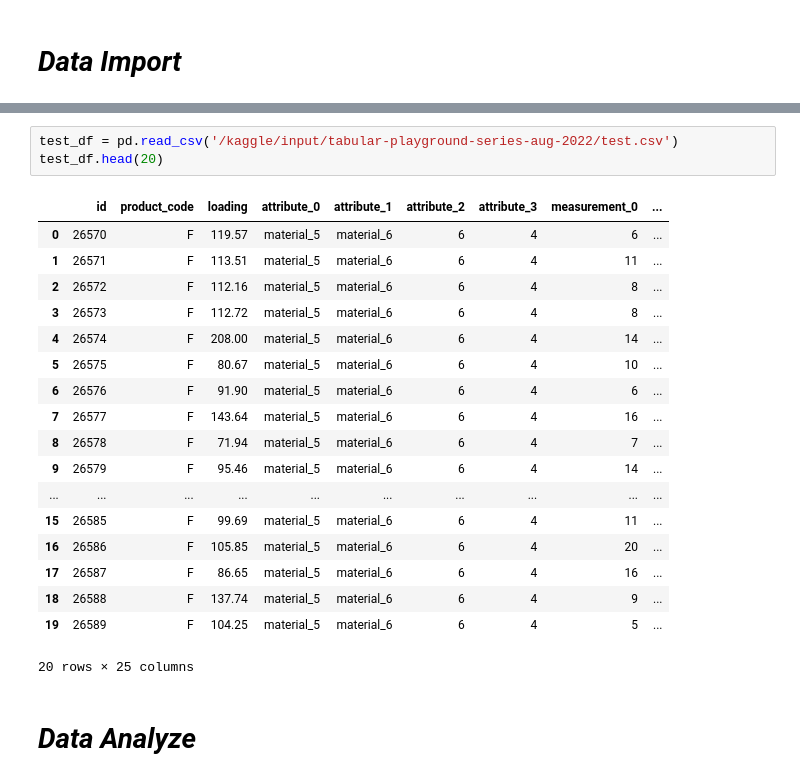
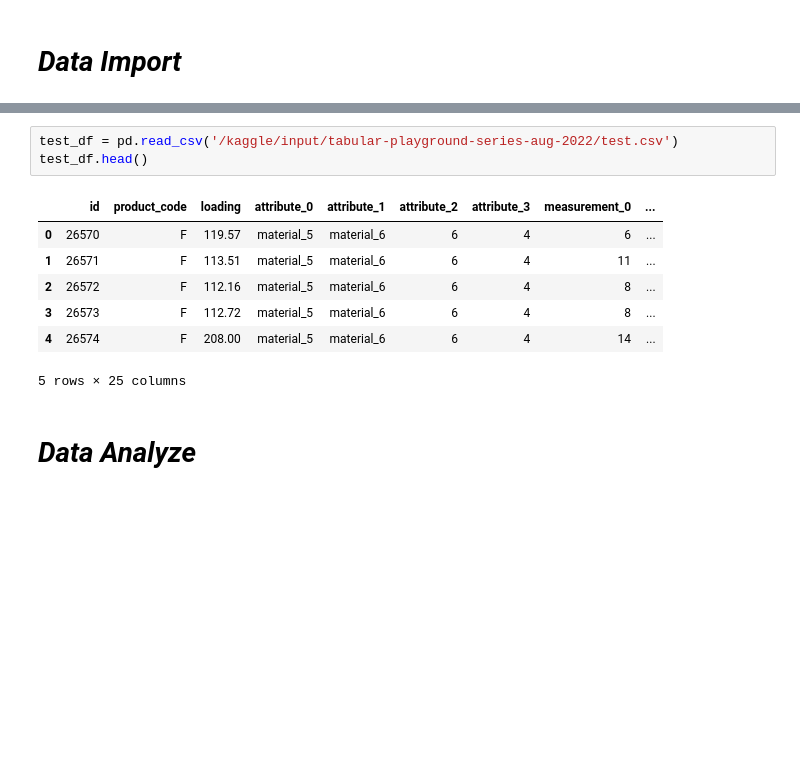
Before and after one commit to Bakhtaki/Kaggle-Competitions, a Jupyter notebook: tp-aug-2022-v1.ipynb, the cells around one changed output, grey strips where cells are left out. Drawn from its saved outputs; the diff is of its cells as text; blank space fills up the shorter version.

```diff
--- a/tp-aug-2022-v1.ipynb
+++ b/tp-aug-2022-v1.ipynb
@@ -113,25 +102,14 @@ train_df.head(20)
 # %%
 test_df = pd.read_csv('/kaggle/input/tabular-playground-series-aug-2022/test.csv')
-test_df.head(20)
+test_df.head()
 # %% [output]
 |  | id | product_code | loading | attribute_0 | attribute_1 | attribute_2 | attribute_3 | measurement_0 | ... |
 | 0 | 26570 | F | 119.57 | material_5 | material_6 | 6 | 4 | 6 | ... |
 | 1 | 26571 | F | 113.51 | material_5 | material_6 | 6 | 4 | 11 | ... |
 | 2 | 26572 | F | 112.16 | material_5 | material_6 | 6 | 4 | 8 | ... |
 | 3 | 26573 | F | 112.72 | material_5 | material_6 | 6 | 4 | 8 | ... |
 | 4 | 26574 | F | 208.00 | material_5 | material_6 | 6 | 4 | 14 | ... |
-| 5 | 26575 | F | 80.67 | material_5 | material_6 | 6 | 4 | 10 | ... |
-| 6 | 26576 | F | 91.90 | material_5 | material_6 | 6 | 4 | 6 | ... |
-| 7 | 26577 | F | 143.64 | material_5 | material_6 | 6 | 4 | 16 | ... |
-| 8 | 26578 | F | 71.94 | material_5 | material_6 | 6 | 4 | 7 | ... |
-| 9 | 26579 | F | 95.46 | material_5 | material_6 | 6 | 4 | 14 | ... |
-| ... | ... | ... | ... | ... | ... | ... | ... | ... | ... |
-| 15 | 26585 | F | 99.69 | material_5 | material_6 | 6 | 4 | 11 | ... |
-| 16 | 26586 | F | 105.85 | material_5 | material_6 | 6 | 4 | 20 | ... |
-| 17 | 26587 | F | 86.65 | material_5 | material_6 | 6 | 4 | 16 | ... |
-| 18 | 26588 | F | 137.74 | material_5 | material_6 | 6 | 4 | 9 | ... |
-| 19 | 26589 | F | 104.25 | material_5 | material_6 | 6 | 4 | 5 | ... |
-20 rows × 25 columns
+5 rows × 25 columns
 # %% [markdown]
 # _Data Analyze_
 # %%
```
Also changed, not shown: parts of 4 cells of this notebook.
